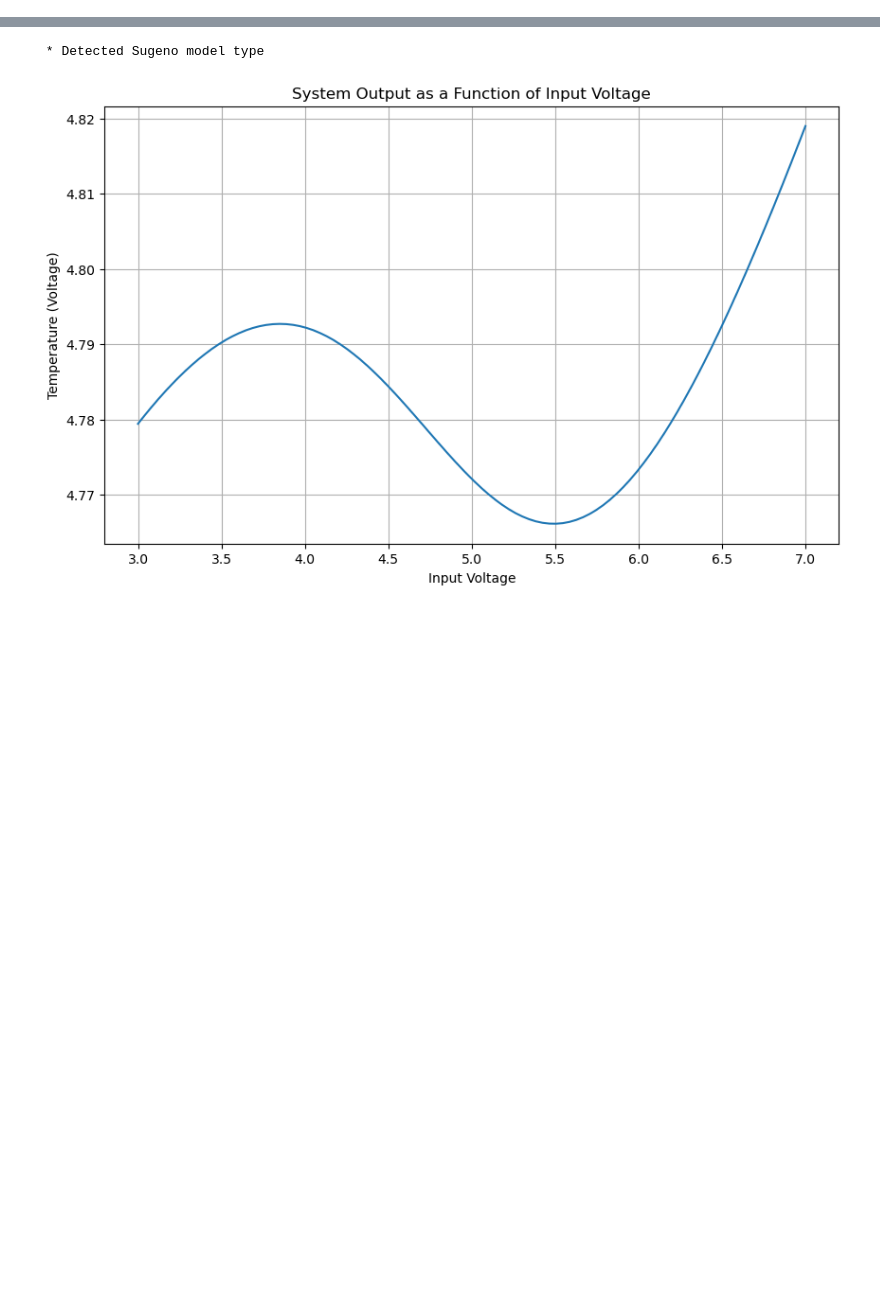
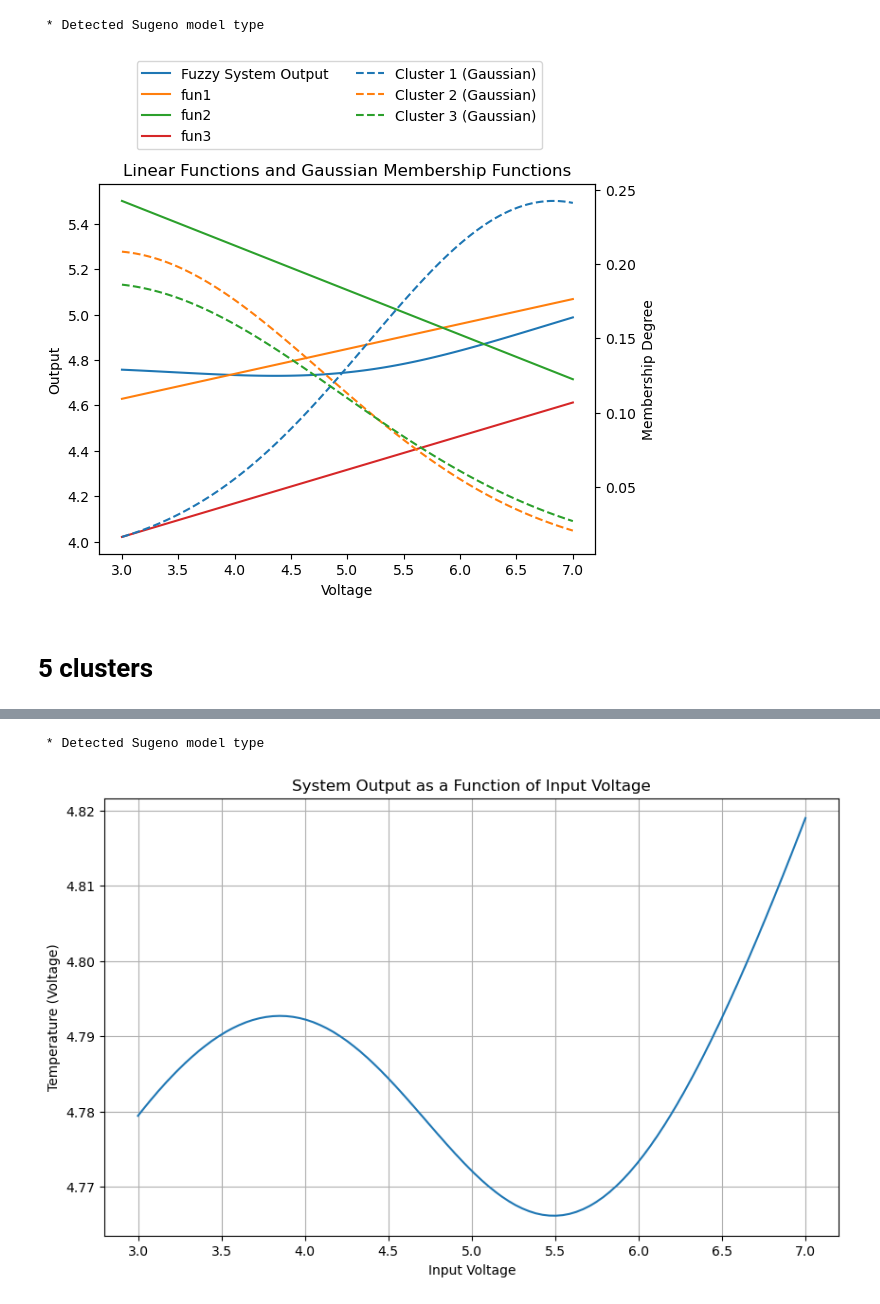
Before and after one commit to c-radicallis/Sis_Inteligentes_1st_Assignment, a Jupyter notebook: fuzzy_plotting.ipynb, the cells around one changed output, grey strips where cells are left out. Saved outputs shown, nothing was run; the diff lists cells and outputs as text; code cells hidden in the pictures; blank space fills up the shorter version.

```diff
--- a/fuzzy_plotting.ipynb
+++ b/fuzzy_plotting.ipynb
@@ -47,0 +84,80 @@ plt.show()
+# %%
+
+FS = FuzzySystem(show_banner=False)
+RULE1 = "IF (voltage IS cluster1) THEN (OUTPUT IS fun1)"
+RULE2 = "IF (voltage IS cluster2) THEN (OUTPUT IS fun2)"
+RULE3 = "IF (voltage IS cluster3) THEN (OUTPUT IS fun3)"
+FS.add_rules([RULE1, RULE2, RULE3])
+
+FS.set_output_function('fun1', '4.299645+0.109861*voltage')
+FS.set_output_function('fun2', '6.089956+-0.196358*voltage')
+FS.set_output_function('fun3', '3.576808+0.148022*voltage')
+
+FS_1 = FuzzySet(function=Gaussian_MF(6.827281, 1.643682), term='cluster1')
+FS_2 = FuzzySet(function=Gaussian_MF(2.880482, 1.909749), term='cluster2')
+FS_3 = FuzzySet(function=Gaussian_MF(2.796564, 2.132274), term='cluster3')
+MF_voltage = LinguisticVariable([FS_1, FS_2, FS_3], concept='voltage')
+FS.add_linguistic_variable('voltage', MF_voltage)
+# %% [output]
+ * Detected Sugeno model type
+# %%
+# Create an array of voltage values for plotting
+voltage_values = np.linspace(3, 7, 100)
+
+# Evaluate the output for each voltage value
+output_values = []
+for v in voltage_values:
+    FS.set_variable('voltage', v)  # Set the 'voltage' input value
+    result = FS.Sugeno_inference()  # Perform inference
+    output_values.append(result['OUTPUT'])  # Extract the output value
+
+# Linear functions
+def fun1(voltage):
+    return 4.299645+0.109861*voltage
+
+def fun2(voltage):
+    return 6.089956+-0.196358*voltage
+
+def fun3(voltage):
+    return 3.576808+0.148022*voltage
+
+# Gaussian membership functions
+def gaussian(x, mean, std):
+    return norm.pdf(x, mean, std)
+
+# Gaussian parameters
+mean1, std1 = 6.827281, 1.643682  # Cluster 1
+mean2, std2 = 2.880482, 1.909749  # Cluster 2
+mean3, std3 = 2.796564, 2.132274
+
+# Plotting
+fig, ax1 = plt.subplots()
+
+# Plot the linear functions
+ax1.plot(voltage_values, output_values, label="Fuzzy System Output")
+ax1.plot(voltage_values, fun1(voltage_values), label="fun1")#, color="blue")
+ax1.plot(voltage_values, fun2(voltage_values), label="fun2")#, color="red")
+ax1.plot(voltage_values, fun3(voltage_values), label="fun3")#, color="red")
+ax1.set_xlabel('Voltage')#
+ax1.set_ylabel('Output')
+#ax1.legend(loc="upper right")
+
+# Create a second y-axis for Gaussian functions
+ax2 = ax1.twinx()
+
+# Plot the Gaussian membership functions
+ax2.plot(voltage_values, gaussian(voltage_values, mean1, std1), label='Cluster 1 (Gaussian)', linestyle='--')# color='green' ,
+ax2.plot(voltage_values, gaussian(voltage_values, mean2, std2), label='Cluster 2 (Gaussian)', linestyle='--')# color='orange',
+ax2.plot(voltage_values, gaussian(voltage_values, mean3, std3), label='Cluster 3 (Gaussian)', linestyle='--')# color='orange',
+ax2.set_ylabel('Membership Degree')
+
+# Adding legends and titles
+fig.legend(loc="upper center", bbox_to_anchor=(0.5, 1.15), ncol=2)
+plt.title('Linear Functions and Gaussian Membership Functions')
+
+
+plt.show()
+# %% [output]
+[figure, added]
+# %% [markdown]
+# 5 clusters
```
Also changed, not shown: parts of 7 cells of this notebook, 2 other files.
